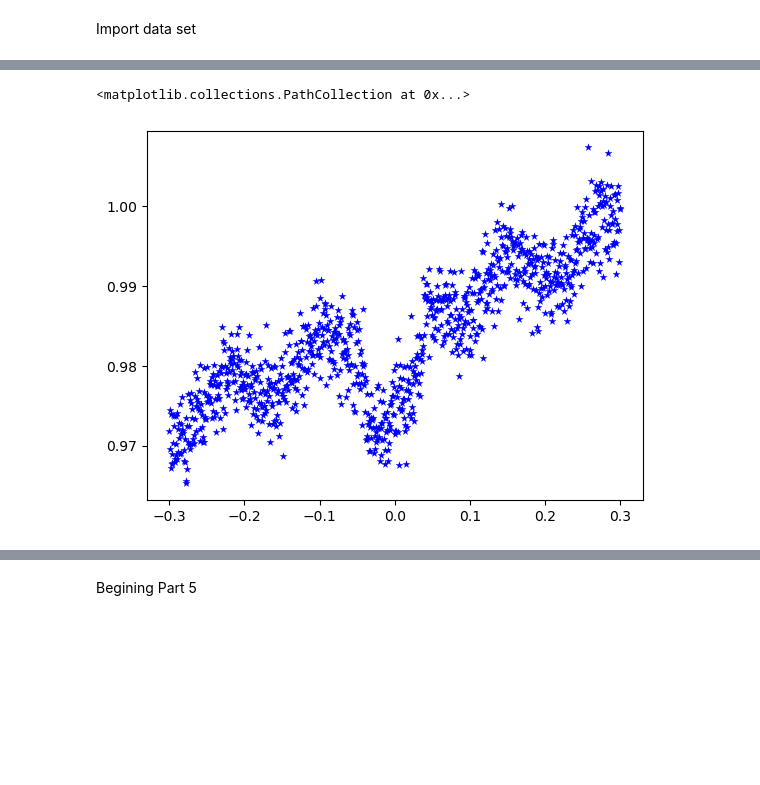
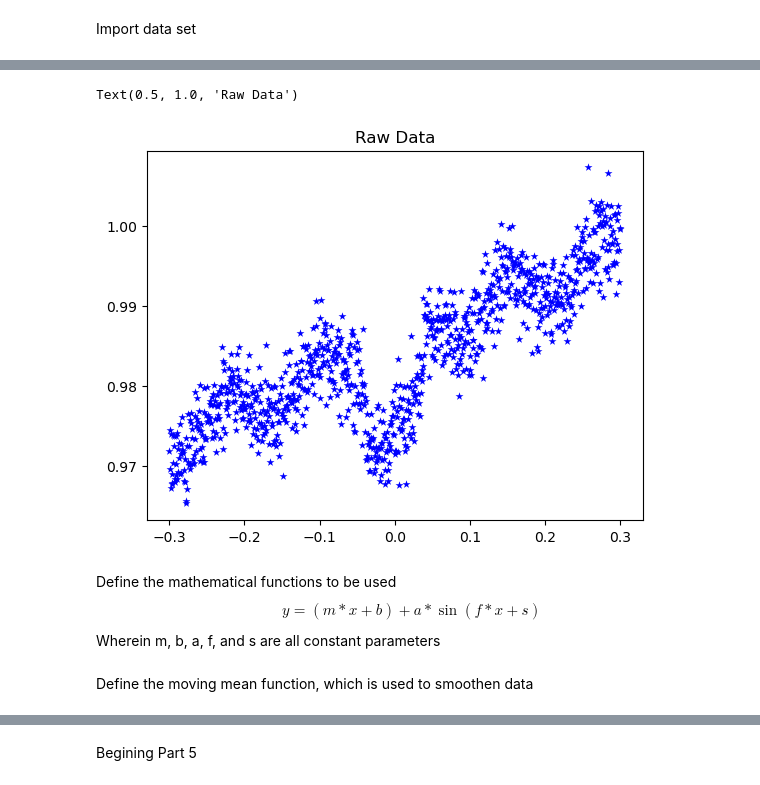
Before and after one commit to Starllation/ASTR-19-Group-Project, a Jupyter notebook: Group Project.ipynb, the cells around one changed output, grey strips where cells are left out. Saved outputs shown, nothing was run; the diff lists cells and outputs as text; code cells hidden in the pictures; blank space fills up the shorter version.

```diff
--- a/Group Project.ipynb
+++ b/Group Project.ipynb
@@ -30,5 +15,13 @@ Length = 1000 rows
-# %%
-plt.scatter(plcData["time [days]"],plcData["flux"],c='b',marker='*',linewidth=0.0025)
-# %% [output]
-<matplotlib.collections.PathCollection at 0x...>
-[figure, removed]
+# %%
+plcData = Table.read("Planet_Lightcurve.fits",format = "fits")
+time = np.asarray(plcData["time [days]"])
+flux = np.asarray(plcData["flux"])
+plt.scatter(time,flux,c='b',marker='*',linewidth=0.0025)
+plt.title("Raw Data")
+# %% [output]
+Text(0.5, 1.0, 'Raw Data')
+[figure, added]
+# %% [markdown]
+Define the mathematical functions to be used
+$$y=(m*x+b)+a*\sin(f*x+s)$$
+Wherein m, b, a, f, and s are all constant parameters
@@ -34,0 +92,2 @@ plt.scatter(plcData["time [days]"],plcData["flux"],c='b',marker='*',linewidth=0.
+# %% [markdown]
+Define the moving mean function, which is used to smoothen data
```
Also changed, not shown: parts of 23 cells of this notebook.
